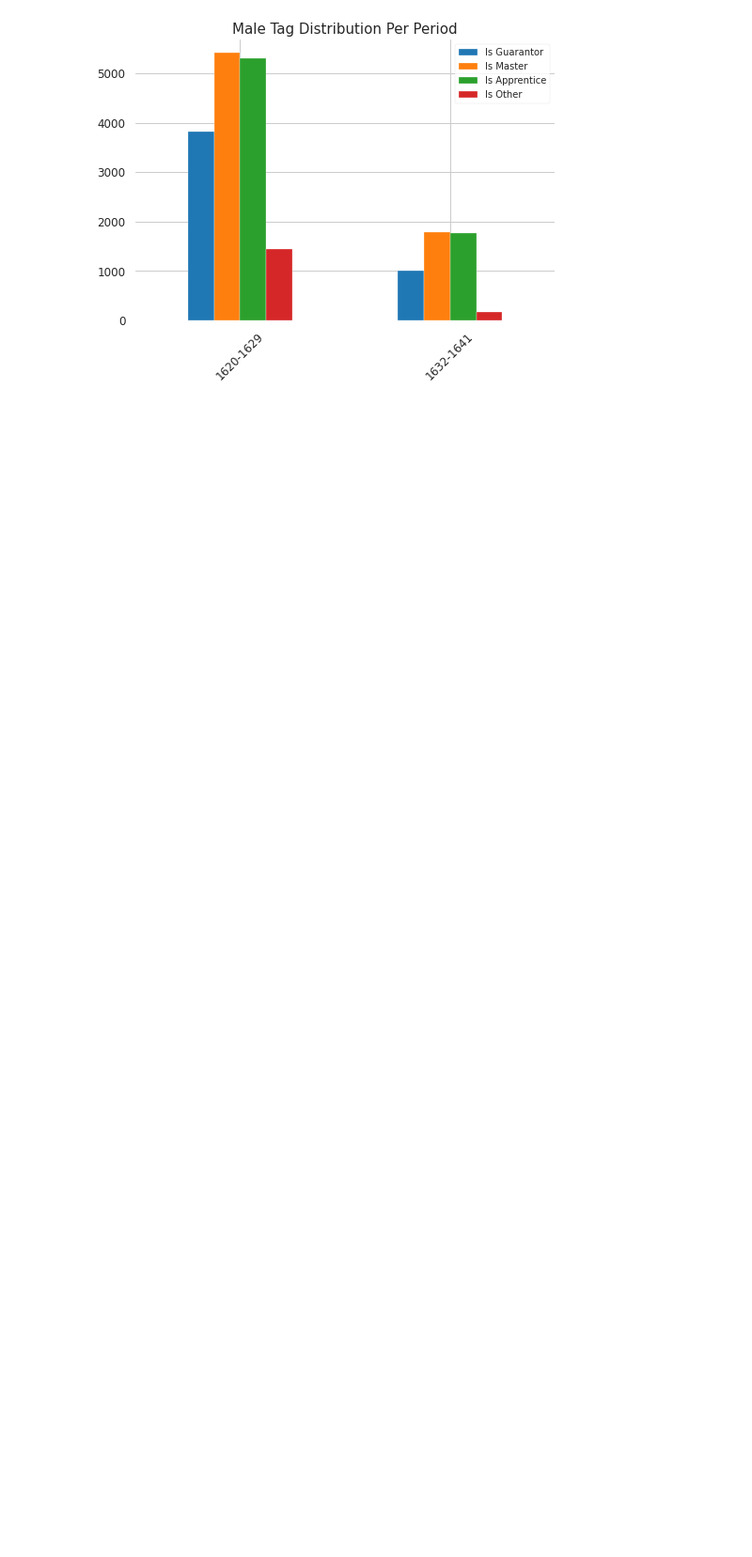
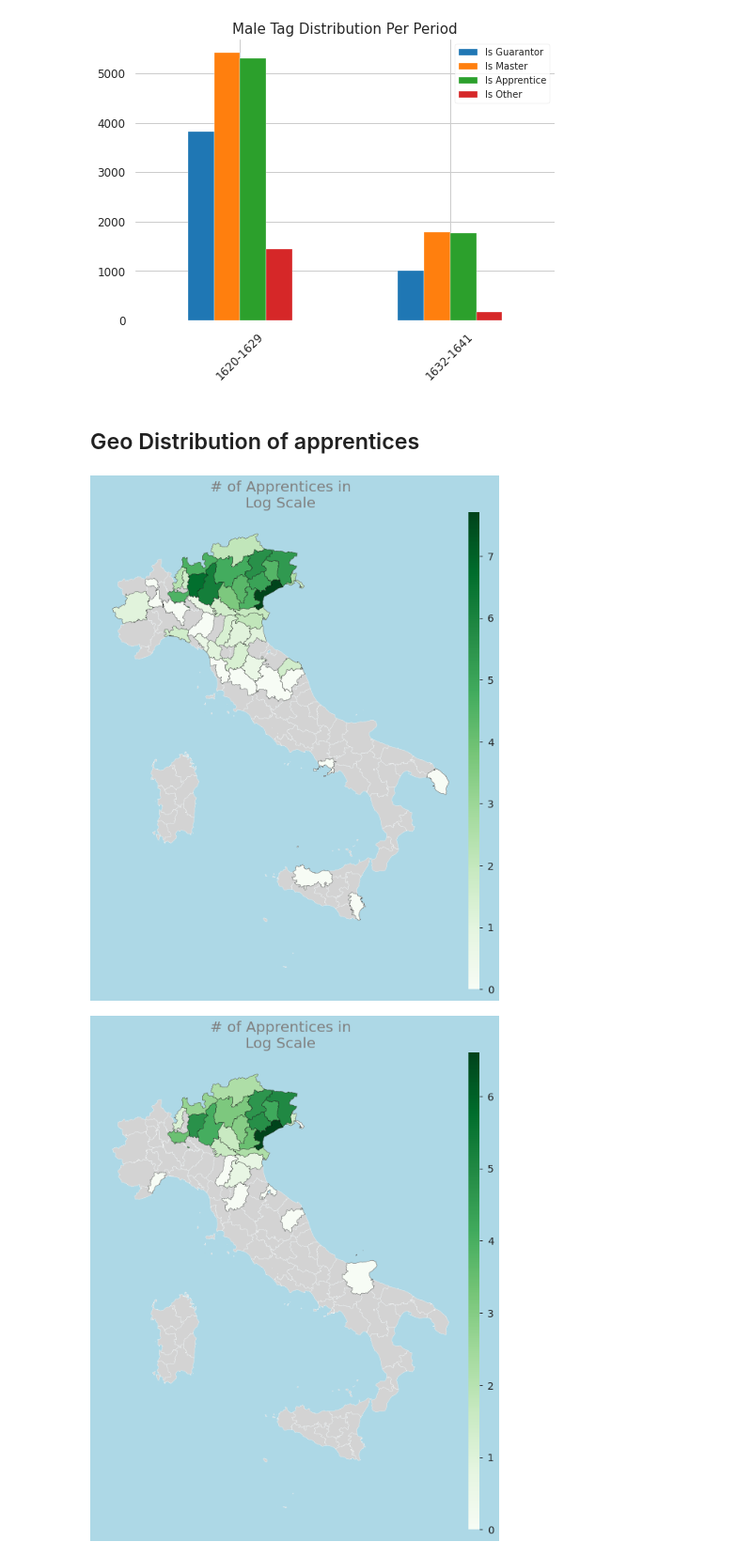
Before and after one commit to AlricRahl/Garzoni-Dataset-Exploration, a Jupyter notebook: src/Progress Notebook.ipynb, the cells around one changed output. Shown at 94% size. Saved outputs shown, nothing was run; the diff lists cells and outputs as text; code cells hidden in the pictures; blank space fills up the shorter version.

Commit message:
Added geo distributions for each time period in plague section

```diff
--- a/src/Progress Notebook.ipynb
+++ b/src/Progress Notebook.ipynb
@@ -1319,3 +1319,11 @@ plt.show()
 # %% [output]
 [figure]
 [figure]
+# %% [markdown]
+## Geo Distribution of apprentices ##
+# %%
+filterNmap(the_table, s_year=1620, e_year=1629)
+filterNmap(the_table, s_year=1632, e_year=1641)
+# %% [output]
+[figure, added]
+[figure, added]
```
Also changed, not shown: parts of 1 cell of this notebook.
